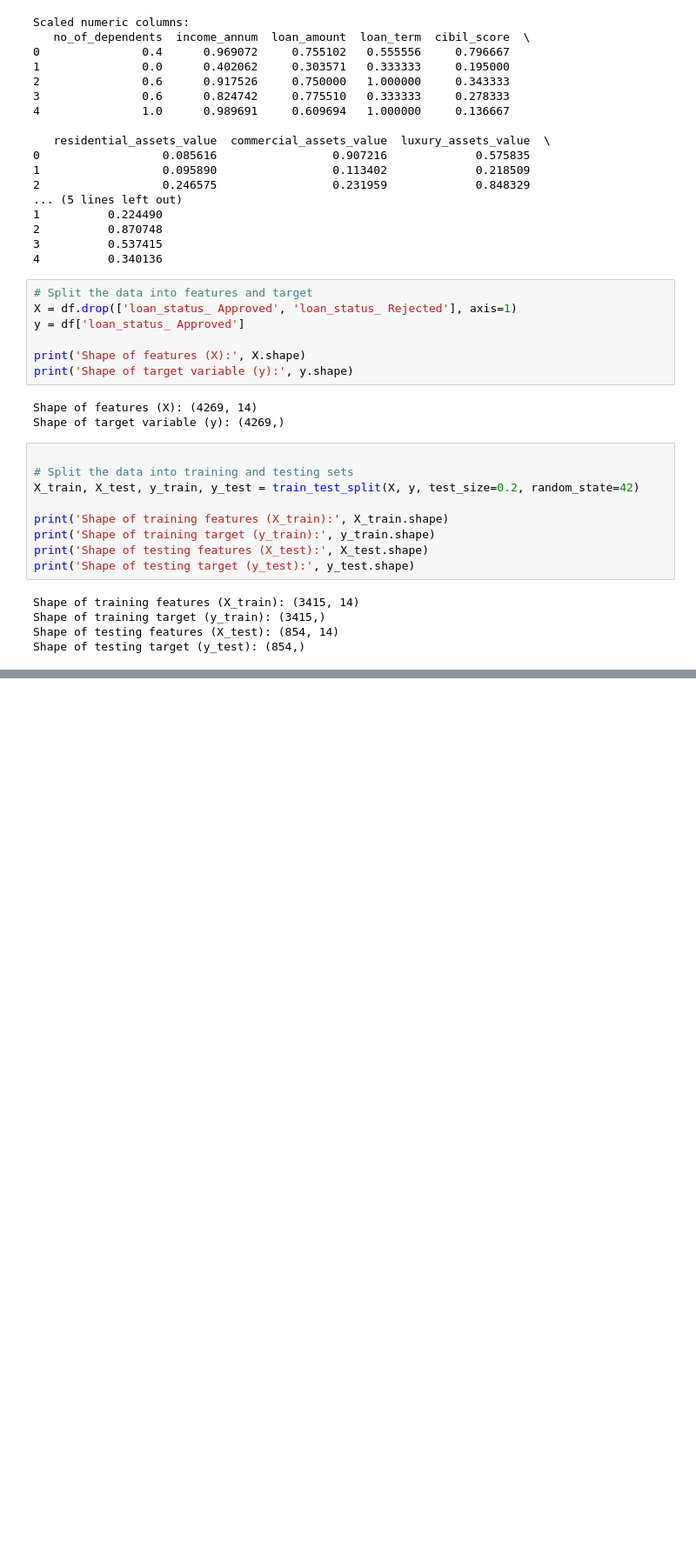
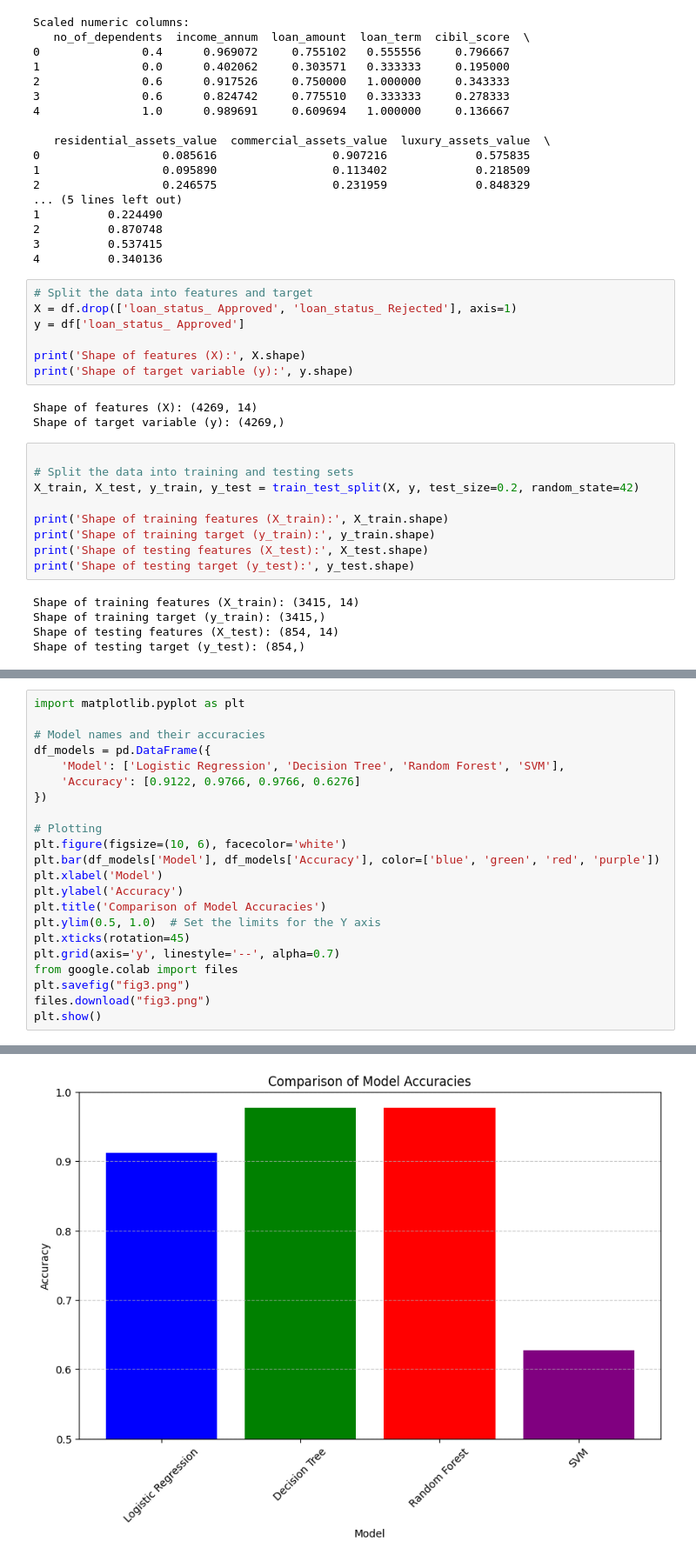
Before and after one commit to YaswanthMuthava/KDD_Project, a Jupyter notebook: KDD_Project.ipynb, the cells around one changed output, grey strips where cells are left out. Shown at 87% size. Drawn from its saved outputs; the diff is of its cells as text; blank space fills up the shorter version.

```diff
--- a/KDD_Project.ipynb
+++ b/KDD_Project.ipynb
@@ -221,0 +326,23 @@ Shape of testing target (y_test): (854,)
+# %%
+import matplotlib.pyplot as plt
+
+# Model names and their accuracies
+df_models = pd.DataFrame({
+    'Model': ['Logistic Regression', 'Decision Tree', 'Random Forest', 'SVM'],
+    'Accuracy': [0.9122, 0.9766, 0.9766, 0.6276]
+})
+
+# Plotting
+plt.figure(figsize=(10, 6), facecolor='white')
+plt.bar(df_models['Model'], df_models['Accuracy'], color=['blue', 'green', 'red', 'purple'])
+plt.xlabel('Model')
+plt.ylabel('Accuracy')
+plt.title('Comparison of Model Accuracies')
+plt.ylim(0.5, 1.0)  # Set the limits for the Y axis
+plt.xticks(rotation=45)
+plt.grid(axis='y', linestyle='--', alpha=0.7)
+from google.colab import files
+plt.savefig("fig3.png")
+files.download("fig3.png")
+plt.show()
+# %% [output]
@@ -221,0 +351 @@ Shape of testing target (y_test): (854,)
+[figure, added]
```
Also changed, not shown: parts of 8 cells of this notebook.
